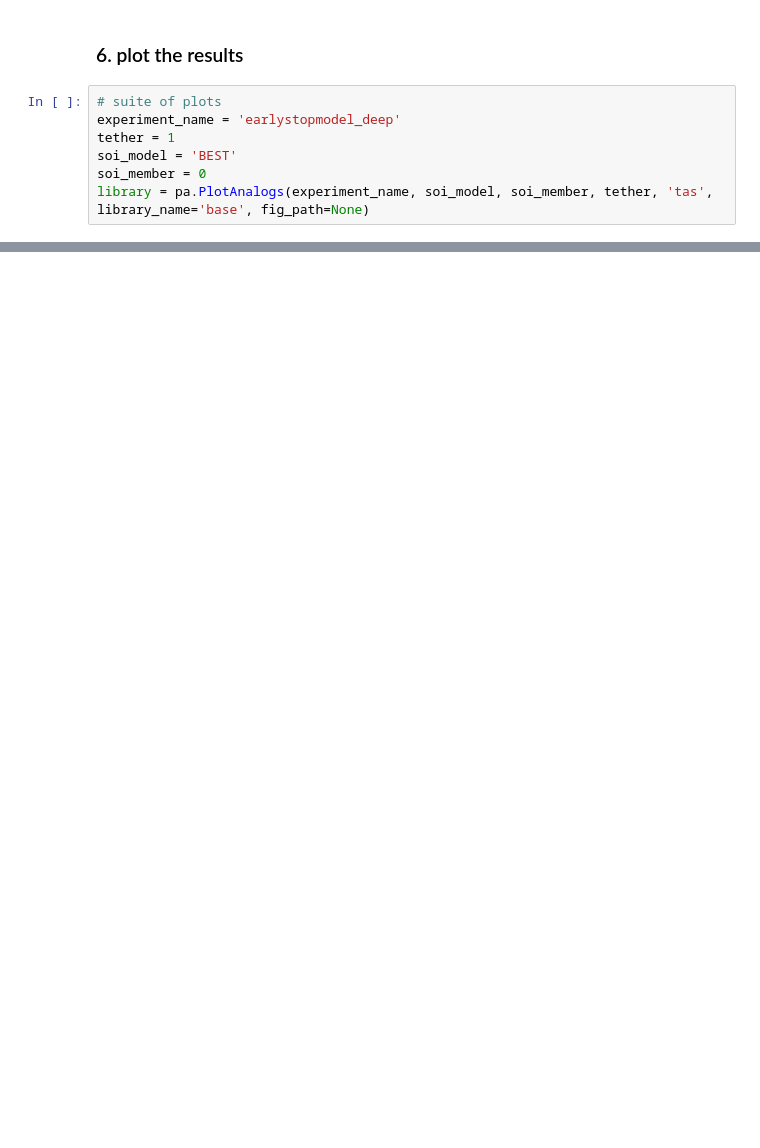
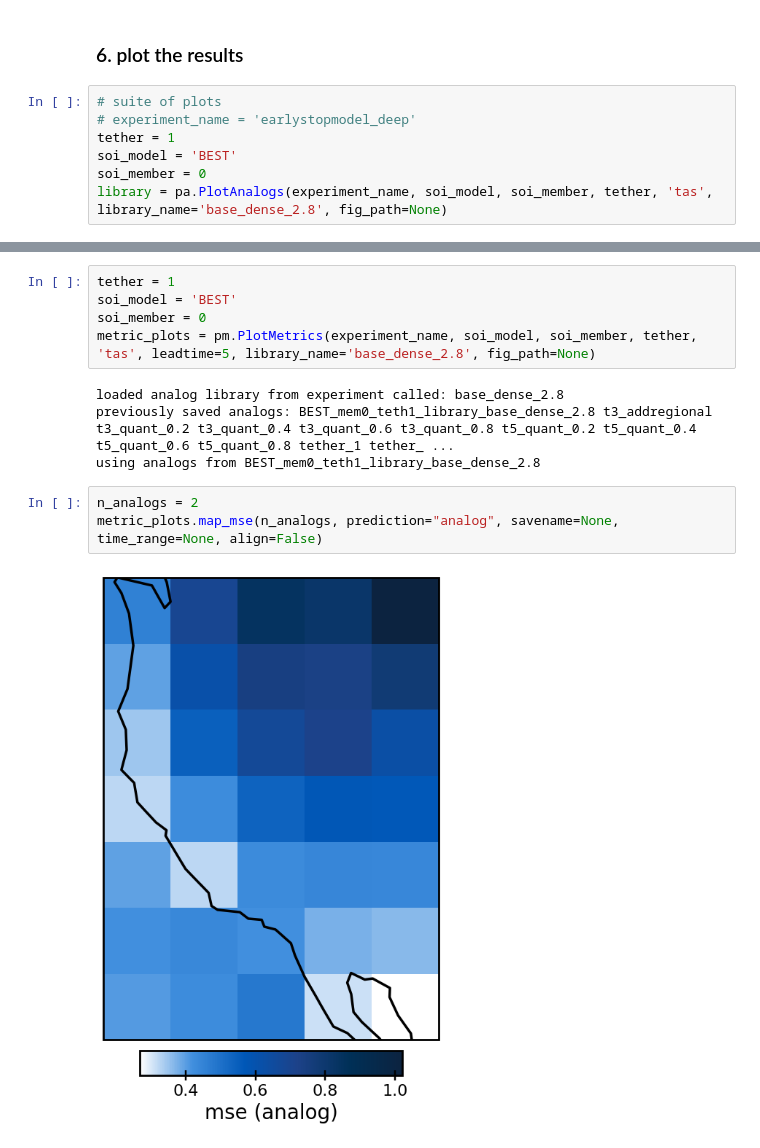
Before and after one commit to mafern/mask-analog-predictions, a Jupyter notebook: new_experiment.ipynb, the cells around one changed output, grey strips where cells are left out. Saved outputs shown, nothing was run; the diff lists cells and outputs as text; blank space fills up the shorter version.

```diff
--- a/new_experiment.ipynb
+++ b/new_experiment.ipynb
@@ -91,8 +142,8 @@ library.get_all_soi_analogs(soi_model, soi_member, tether=tether, savename=None,
 ### 6. plot the results
 # %%
 # suite of plots
-experiment_name = 'earlystopmodel_deep'
+# experiment_name = 'earlystopmodel_deep'
 tether = 1
 soi_model = 'BEST'
 soi_member = 0
-library = pa.PlotAnalogs(experiment_name, soi_model, soi_member, tether, 'tas', library_name='base', fig_path=None)
+library = pa.PlotAnalogs(experiment_name, soi_model, soi_member, tether, 'tas', library_name='base_dense_2.8', fig_path=None)
@@ -115,0 +192,14 @@ library.plot_dist_prediction(n_analogs, savename=None, time_range=None)
+# %%
+tether = 1
+soi_model = 'BEST'
+soi_member = 0
+metric_plots = pm.PlotMetrics(experiment_name, soi_model, soi_member, tether, 'tas', leadtime=5, library_name='base_dense_2.8', fig_path=None)
+# %% [output]
+loaded analog library from experiment called: base_dense_2.8
+previously saved analogs: BEST_mem0_teth1_library_base_dense_2.8 t3_addregional t3_quant_0.2 t3_quant_0.4 t3_quant_0.6 t3_quant_0.8 t5_quant_0.2 t5_quant_0.4 t5_quant_0.6 t5_quant_0.8 tether_1 tether_ ...
+using analogs from BEST_mem0_teth1_library_base_dense_2.8
+# %%
+n_analogs = 2
+metric_plots.map_mse(n_analogs, prediction="analog", savename=None, time_range=None, align=False)
+# %% [output]
+[figure, added]
```
Also changed, not shown: parts of 12 cells of this notebook, 14 other files.
